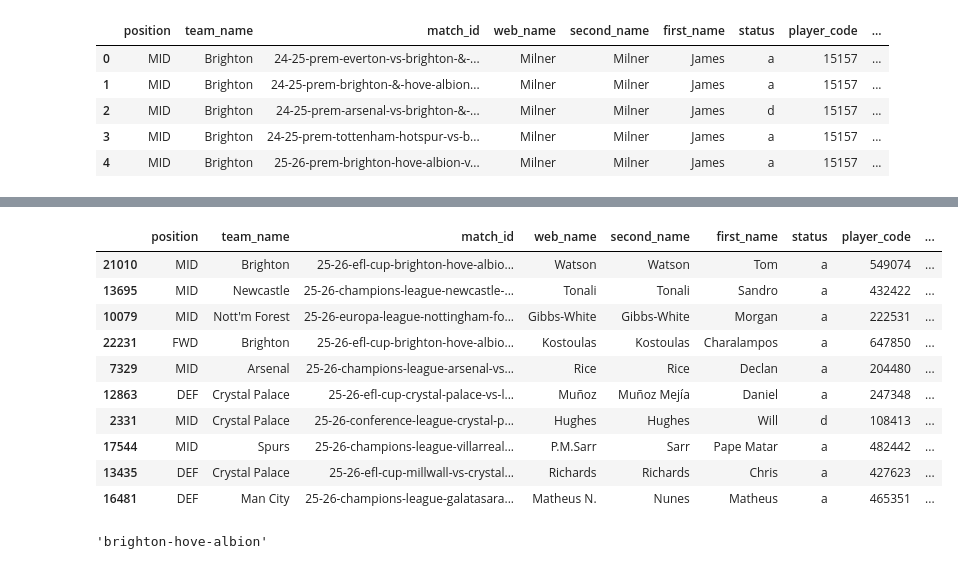
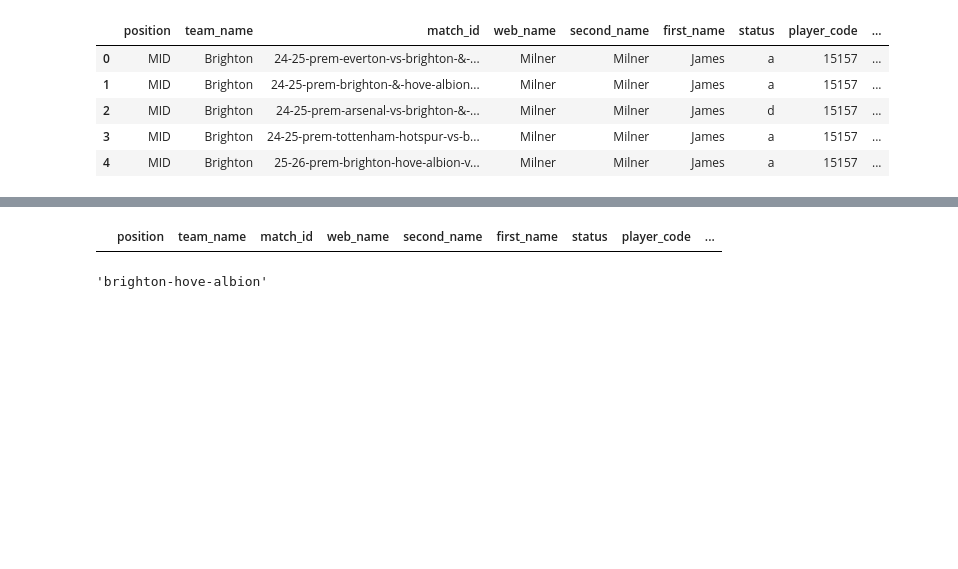
Before and after one commit to ruus77/FPL-Points-Predictions, a Jupyter notebook: Notebooks/Data_Preparation/EDA.ipynb, the cells around one changed output, grey strips where cells are left out. Cells and saved outputs as stored; diff of their text form; code cells hidden in the pictures; blank space fills up the shorter version.

```diff
--- a/Notebooks/Data_Preparation/EDA.ipynb
+++ b/Notebooks/Data_Preparation/EDA.ipynb
@@ -42,17 +39,7 @@ data.shape
 # %%
-data[~data['match_id'].str.contains('prem', na=False)].sample(10)
+data[~data['match_id'].str.contains('prem', na=False)]
 # %% [output]
 |  | position | team_name | match_id | web_name | second_name | first_name | status | player_code | ... |
-| 21010 | MID | Brighton | 25-26-efl-cup-brighton-hove-albio... | Watson | Watson | Tom | a | 549074 | ... |
-| 13695 | MID | Newcastle | 25-26-champions-league-newcastle-... | Tonali | Tonali | Sandro | a | 432422 | ... |
-| 10079 | MID | Nott'm Forest | 25-26-europa-league-nottingham-fo... | Gibbs-White | Gibbs-White | Morgan | a | 222531 | ... |
-| 22231 | FWD | Brighton | 25-26-efl-cup-brighton-hove-albio... | Kostoulas | Kostoulas | Charalampos | a | 647850 | ... |
-| 7329 | MID | Arsenal | 25-26-champions-league-arsenal-vs... | Rice | Rice | Declan | a | 204480 | ... |
-| 12863 | DEF | Crystal Palace | 25-26-efl-cup-crystal-palace-vs-l... | Muñoz | Muñoz Mejía | Daniel | a | 247348 | ... |
-| 2331 | MID | Crystal Palace | 25-26-conference-league-crystal-p... | Hughes | Hughes | Will | d | 108413 | ... |
-| 17544 | MID | Spurs | 25-26-champions-league-villarreal... | P.M.Sarr | Sarr | Pape Matar | a | 482442 | ... |
-| 13435 | DEF | Crystal Palace | 25-26-efl-cup-millwall-vs-crystal... | Richards | Richards | Chris | a | 427623 | ... |
-| 16481 | DEF | Man City | 25-26-champions-league-galatasara... | Matheus N. | Nunes | Matheus | a | 465351 | ... |
 # %%
 data = data[data['match_id'].str.contains('prem', na=False, case=False)]
 # %%
```
Also changed, not shown: parts of 12 cells of this notebook.
